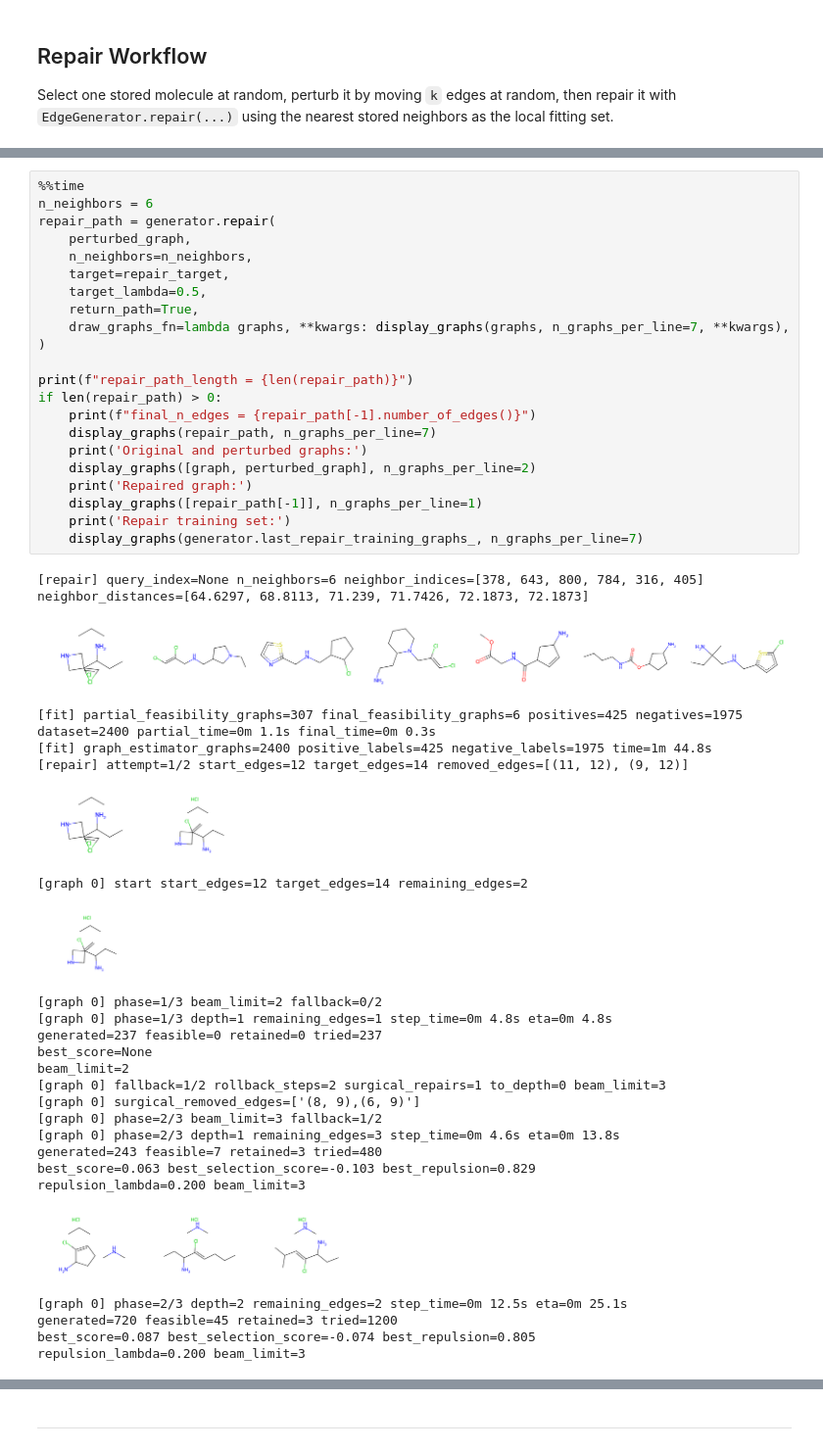
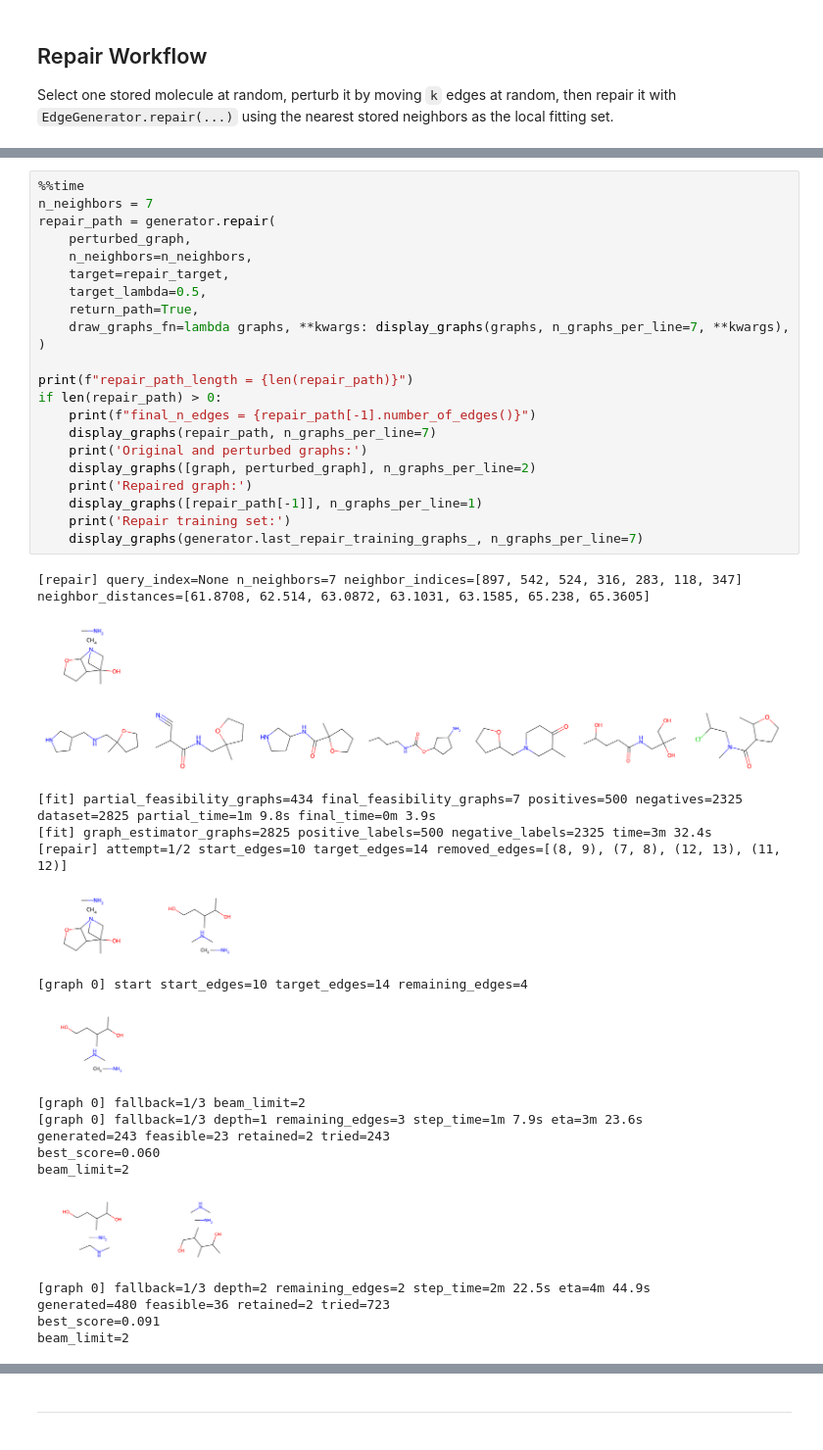
Before and after one commit to fabriziocosta/abstractgraph-generative, a Jupyter notebook: notebooks/examples/example_edge_generator_repair.ipynb, the cells around one changed output, grey strips where cells are left out. Shown at 98% size. Cells and saved outputs as stored; diff of their text form.

```diff
--- a/notebooks/examples/example_edge_generator_repair.ipynb
+++ b/notebooks/examples/example_edge_generator_repair.ipynb
@@ -213,48 +213,42 @@ perturbed_edges = 14
 # %%
 %%time
-n_neighbors = 6
+n_neighbors = 7
 repair_path = generator.repair(
     perturbed_graph,
     n_neighbors=n_neighbors,
     target=repair_target,
     target_lambda=0.5,
     return_path=True,
     draw_graphs_fn=lambda graphs, **kwargs: display_graphs(graphs, n_graphs_per_line=7, **kwargs),
 )
 
 print(f"repair_path_length = {len(repair_path)}")
 if len(repair_path) > 0:
     print(f"final_n_edges = {repair_path[-1].number_of_edges()}")
     display_graphs(repair_path, n_graphs_per_line=7)
     print('Original and perturbed graphs:')
     display_graphs([graph, perturbed_graph], n_graphs_per_line=2)
     print('Repaired graph:')
     display_graphs([repair_path[-1]], n_graphs_per_line=1)
     print('Repair training set:')
     display_graphs(generator.last_repair_training_graphs_, n_graphs_per_line=7)
 # %% [output]
-[repair] query_index=None n_neighbors=6 neighbor_indices=[378, 643, 800, 784, 316, 405] neighbor_distances=[64.6297, 68.8113, 71.239, 71.7426, 72.1873, 72.1873]
+[repair] query_index=None n_neighbors=7 neighbor_indices=[897, 542, 524, 316, 283, 118, 347] neighbor_distances=[61.8708, 62.514, 63.0872, 63.1031, 63.1585, 65.238, 65.3605]
-[figure, old version]
+[figure, new version]
+[figure, new version]
-[fit] partial_feasibility_graphs=307 final_feasibility_graphs=6 positives=425 negatives=1975 dataset=2400 partial_time=0m 1.1s final_time=0m 0.3s
-[fit] graph_estimator_graphs=2400 positive_labels=425 negative_labels=1975 time=1m 44.8s
-[repair] attempt=1/2 start_edges=12 target_edges=14 removed_edges=[(11, 12), (9, 12)]
+[fit] partial_feasibility_graphs=434 final_feasibility_graphs=7 positives=500 negatives=2325 dataset=2825 partial_time=1m 9.8s final_time=0m 3.9s
+[fit] graph_estimator_graphs=2825 positive_labels=500 negative_labels=2325 time=3m 32.4s
+[repair] attempt=1/2 start_edges=10 target_edges=14 removed_edges=[(8, 9), (7, 8), (12, 13), (11, 12)]
-[figure, old version]
+[figure, new version]
-[graph 0] start start_edges=12 target_edges=14 remaining_edges=2
+[graph 0] start start_edges=10 target_edges=14 remaining_edges=4
-[figure, old version]
+[figure, new version]
-[graph 0] phase=1/3 beam_limit=2 fallback=0/2
-[graph 0] phase=1/3 depth=1 remaining_edges=1 step_time=0m 4.8s eta=0m 4.8s
-generated=237 feasible=0 retained=0 tried=237
-best_score=None
+[graph 0] fallback=1/3 beam_limit=2
+[graph 0] fallback=1/3 depth=1 remaining_edges=3 step_time=1m 7.9s eta=3m 23.6s
+generated=243 feasible=23 retained=2 tried=243
+best_score=0.060
 beam_limit=2
-[graph 0] fallback=1/2 rollback_steps=2 surgical_repairs=1 to_depth=0 beam_limit=3
-[graph 0] surgical_removed_edges=['(8, 9),(6, 9)']
-[graph 0] phase=2/3 beam_limit=3 fallback=1/2
-[graph 0] phase=2/3 depth=1 remaining_edges=3 step_time=0m 4.6s eta=0m 13.8s
-generated=243 feasible=7 retained=3 tried=480
-best_score=0.063 best_selection_score=-0.103 best_repulsion=0.829
-repulsion_lambda=0.200 beam_limit=3
-[figure, old version]
+[figure, new version]
-[graph 0] phase=2/3 depth=2 remaining_edges=2 step_time=0m 12.5s eta=0m 25.1s
-generated=720 feasible=45 retained=3 tried=1200
-best_score=0.087 best_selection_score=-0.074 best_repulsion=0.805
-repulsion_lambda=0.200 beam_limit=3
+[graph 0] fallback=1/3 depth=2 remaining_edges=2 step_time=2m 22.5s eta=4m 44.9s
+generated=480 feasible=36 retained=2 tried=723
+best_score=0.091
+beam_limit=2
```
Also changed, not shown: parts of 3 cells of this notebook, 4 other files.
